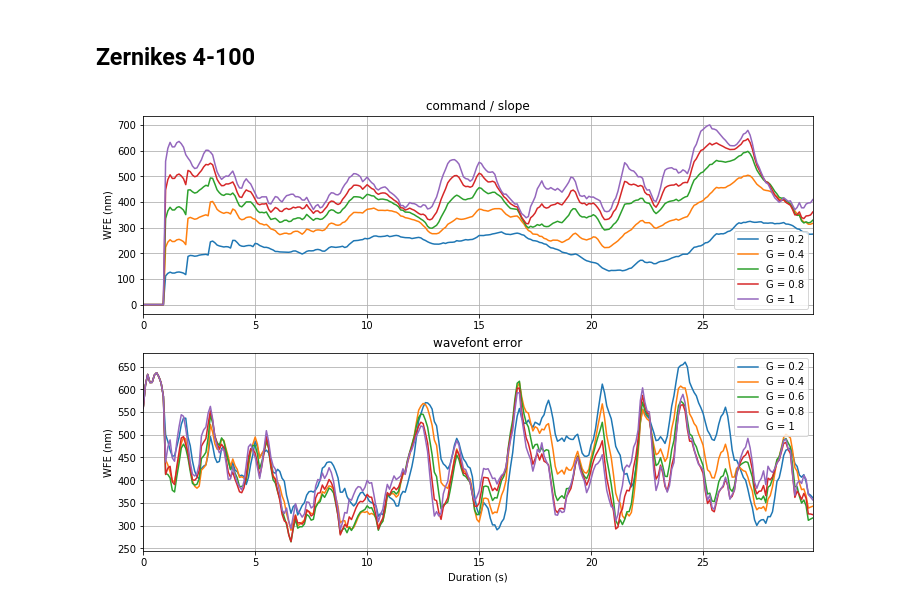
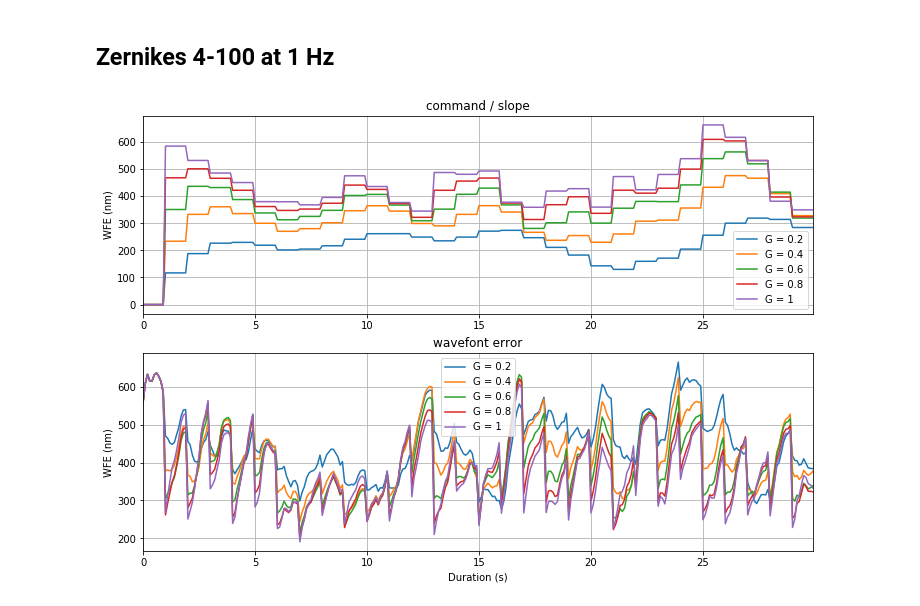
Before and after one commit to vortex-exoplanet/HEEPS, a Jupyter notebook: tools/water_vapor/closed_loop_control.ipynb, the cells around one changed output. Cells and saved outputs as stored; diff of their text form; code cells hidden in the pictures.

```diff
--- a/tools/water_vapor/closed_loop_control.ipynb
+++ b/tools/water_vapor/closed_loop_control.ipynb
@@ -15,15 +21,28 @@ Z = Z[:300]
-# %%
-scaling = 1200/8814.11*1e9
-t_rep = 0.1
-ts = np.arange(len(Z))*t_rep
-def integ(Z, G, nLF, nHF):
-    X = np.zeros(Z.shape)
-    Y = deepcopy(Z)
-    for n in range(nLF, len(Z)):
-        X[n, :3] = X[n-nLF, :3] + G*Y[n-nLF, :3]
-        Y[n, :3] = Z[n, :3] - X[n, :3]
-    for n in range(nHF, len(Z)):
-        X[n, 3:] = X[n-nHF, 3:] + G*Y[n-nHF, 3:]
-        Y[n, 3:] = Z[n, 3:] - X[n, 3:]
-    return X, Y
+# %%
+def integ(Z, G, zmodes, freq):
+    Y = deepcopy(Z[:, zmodes])
+    X = np.zeros(Y.shape)
+    for n in range(freq, len(Z), freq):
+        I = np.mean(X[n-freq:n], 0) + G*np.mean(Y[n-freq:n], 0)
+        X[n:n+freq] = np.array([I]*freq)
+        Y[n:n+freq] = Z[n:n+freq, zmodes] - X[n:n+freq]
+    return X, Y
+
+def plot_wfe(zmodes, freq):
+    fig, axs = plt.subplots(nrows=2, ncols=1, figsize=(12,8))
+    for G in [.2, .4, .6, .8, 1]:
+        X, Y = integ(Z, G, zmodes, freq)
+        plt.subplot(211)
+        plt.plot(ts, np.sqrt(np.sum(X**2,1))*scaling, label='G = %s'%G)
+        plt.subplot(212)
+        plt.plot(ts, np.sqrt(np.sum(Y**2,1))*scaling, label='G = %s'%G)
+    plt.subplot(211); plt.title('command / slope')
+    plt.legend(); plt.grid('on')
+    plt.ylabel('WFE (nm)')
+    plt.xlim((0, ts[-1]))
+    plt.subplot(212); plt.title('wavefont error')
+    plt.legend(); plt.grid('on')
+    plt.xlabel('Duration (s)')
+    plt.ylabel('WFE (nm)')
+    plt.xlim((0, ts[-1]));
 # %% [markdown]
@@ -50,21 +54,6 @@ plt.xlim((0, ts[-1]));
 # %% [markdown]
-## Zernikes 4-100
+## Zernikes 4-100 at 1 Hz
-# %%
-fig, axs = plt.subplots(nrows=2, ncols=1, figsize=(12,8))
-for G in [.2, .4, .6, .8, 1]:
-    X, Y = integ(Z, G, 1, 10)
-    plt.subplot(211)
-    plt.plot(ts, np.sqrt(np.sum(X[:, 3:]**2,1))*scaling, label='G = %s'%G)
-    plt.subplot(212)
-    plt.plot(ts, np.sqrt(np.sum(Y[:, 3:]**2,1))*scaling, label='G = %s'%G)
-plt.subplot(211); plt.title('command / slope')
-plt.legend(); plt.grid('on')
-plt.ylabel('WFE (nm)')
-plt.xlim((0, ts[-1]))
-plt.subplot(212); plt.title('wavefont error')
-plt.legend(); plt.grid('on')
-plt.xlabel('Duration (s)')
-plt.ylabel('WFE (nm)')
-plt.xlim((0, ts[-1]));
-# %% [output]
-[figure, removed]
+# %%
+plot_wfe(range(3,100), 10)
+# %% [output]
+[figure, added]
```
Also changed, not shown: parts of 5 cells of this notebook.
